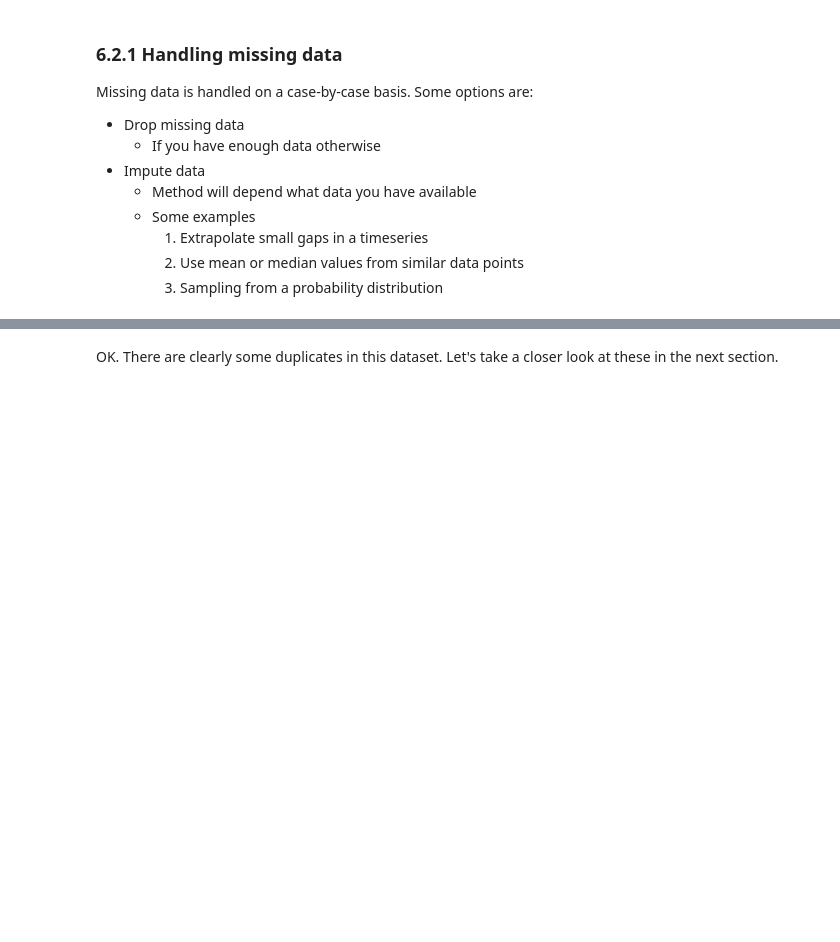
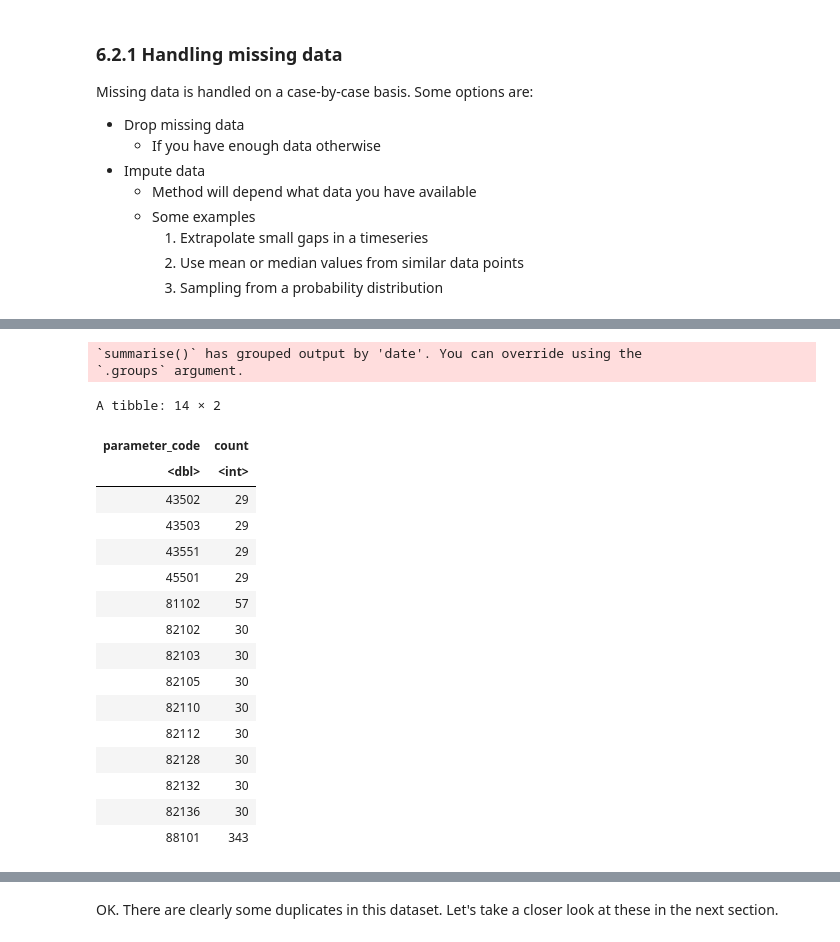
Before and after one commit to MPA-2065-FA24/mpa2065-fall2024, a Jupyter notebook: exploratory_data_analysis/notebooks/1.0-gtd-eda-walkthrough.ipynb, the cells around one changed output, grey strips where cells are left out. Saved outputs shown, nothing was run; the diff lists cells and outputs as text; code cells hidden in the pictures; blank space fills up the shorter version.

```diff
--- a/exploratory_data_analysis/notebooks/1.0-gtd-eda-walkthrough.ipynb
+++ b/exploratory_data_analysis/notebooks/1.0-gtd-eda-walkthrough.ipynb
@@ -794,0 +830,30 @@ mask_duplicates.sum()
+# %%
+duplicates <- df_2022 %>%
+    group_by(date, parameter_code) %>%
+    summarise(count = n()) %>%
+    filter(count > 1)
+# %% [output]
+`summarise()` has grouped output by 'date'. You can override using the
+`.groups` argument.
+# %%
+duplicates %>%
+    group_by(parameter_code) %>%
+    summarize(count = n())
+# %% [output]
+A tibble: 14 × 2
+| parameter_code | count |
+| <dbl> | <int> |
+| 43502 | 29 |
+| 43503 | 29 |
+| 43551 | 29 |
+| 45501 | 29 |
+| 81102 | 57 |
+| 82102 | 30 |
+| 82103 | 30 |
+| 82105 | 30 |
+| 82110 | 30 |
+| 82112 | 30 |
+| 82128 | 30 |
+| 82132 | 30 |
+| 82136 | 30 |
+| 88101 | 343 |
```
Also changed, not shown: parts of 8 cells of this notebook.
